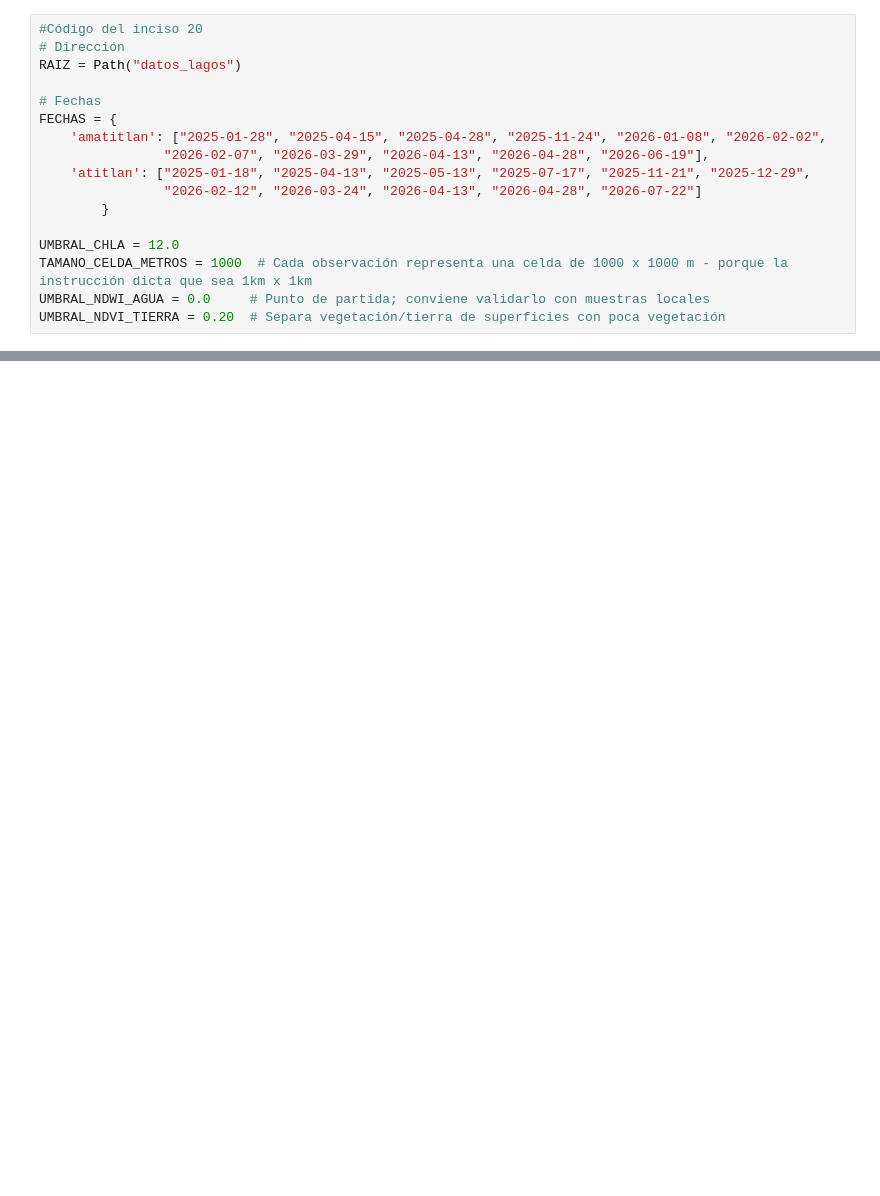
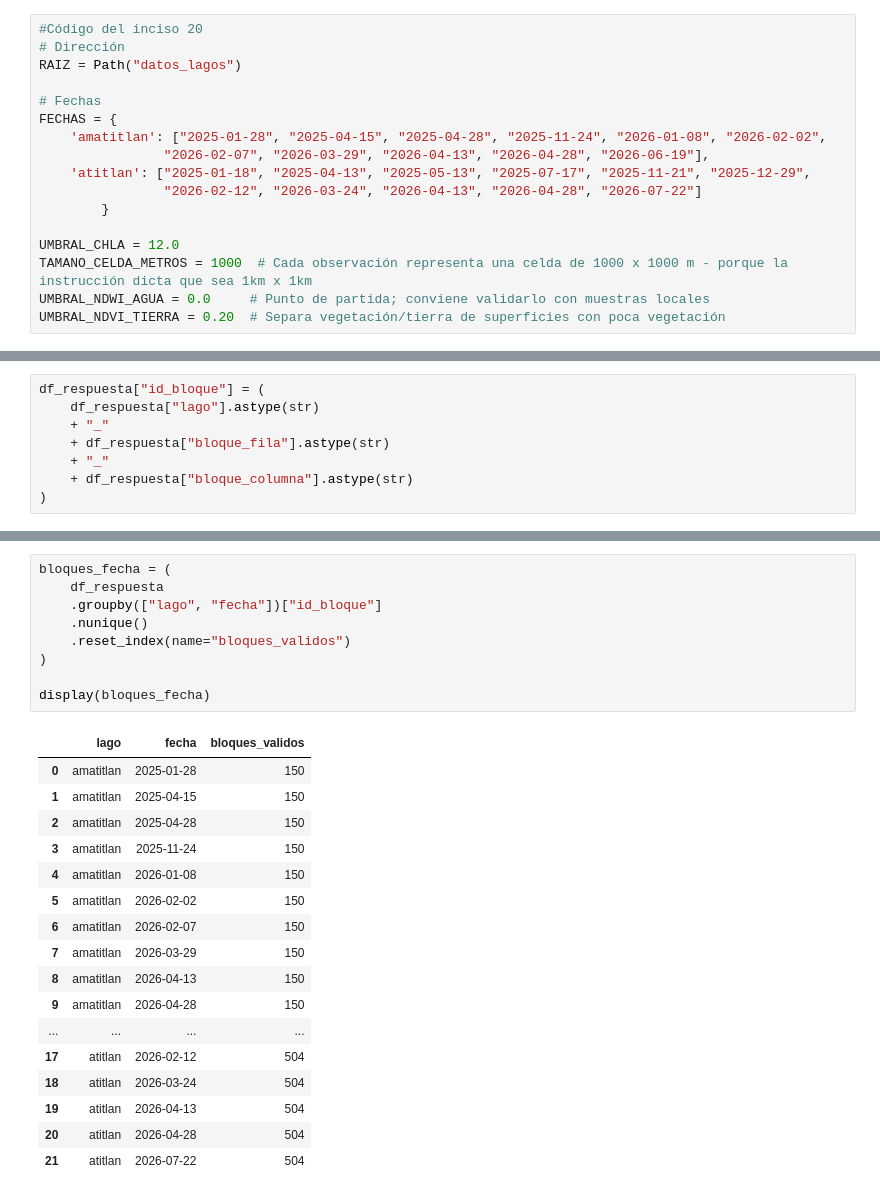
Before and after one commit to ricrod01/Laboratorio_4_2_DS, a Jupyter notebook: Inciso_6.ipynb, the cells around one changed output, grey strips where cells are left out. Saved outputs shown, nothing was run; the diff lists cells and outputs as text; blank space fills up the shorter version.

```diff
--- a/Inciso_6.ipynb
+++ b/Inciso_6.ipynb
@@ -185,3 +291,11 @@ df_respuesta.head()
 | 2 | amatitlan | 2025-01-28 | 1594 | 756 | 756500.0 | 1594500.0 | 0.067304 | 0.051320 | 0.077896 | 0.217633 | ... |
 | 3 | amatitlan | 2025-01-28 | 1594 | 757 | 757500.0 | 1594500.0 | 0.068795 | 0.054360 | 0.082456 | 0.203877 | ... |
 | 4 | amatitlan | 2025-01-28 | 1594 | 758 | 758500.0 | 1594500.0 | 0.071946 | 0.065809 | 0.087581 | 0.176324 | ... |
+# %%
+df_respuesta["id_bloque"] = (
+    df_respuesta["lago"].astype(str)
+    + "_"
+    + df_respuesta["bloque_fila"].astype(str)
+    + "_"
+    + df_respuesta["bloque_columna"].astype(str)
+)
@@ -187,0 +315,27 @@ df_respuesta.head()
+# %%
+bloques_fecha = (
+    df_respuesta
+    .groupby(["lago", "fecha"])["id_bloque"]
+    .nunique()
+    .reset_index(name="bloques_validos")
+)
+
+display(bloques_fecha)
+# %% [output]
+|  | lago | fecha | bloques_validos |
+| 0 | amatitlan | 2025-01-28 | 150 |
+| 1 | amatitlan | 2025-04-15 | 150 |
+| 2 | amatitlan | 2025-04-28 | 150 |
+| 3 | amatitlan | 2025-11-24 | 150 |
+| 4 | amatitlan | 2026-01-08 | 150 |
+| 5 | amatitlan | 2026-02-02 | 150 |
+| 6 | amatitlan | 2026-02-07 | 150 |
+| 7 | amatitlan | 2026-03-29 | 150 |
+| 8 | amatitlan | 2026-04-13 | 150 |
+| 9 | amatitlan | 2026-04-28 | 150 |
+| ... | ... | ... | ... |
+| 17 | atitlan | 2026-02-12 | 504 |
+| 18 | atitlan | 2026-03-24 | 504 |
+| 19 | atitlan | 2026-04-13 | 504 |
+| 20 | atitlan | 2026-04-28 | 504 |
+| 21 | atitlan | 2026-07-22 | 504 |
```
Also changed, not shown: parts of 13 cells of this notebook.
